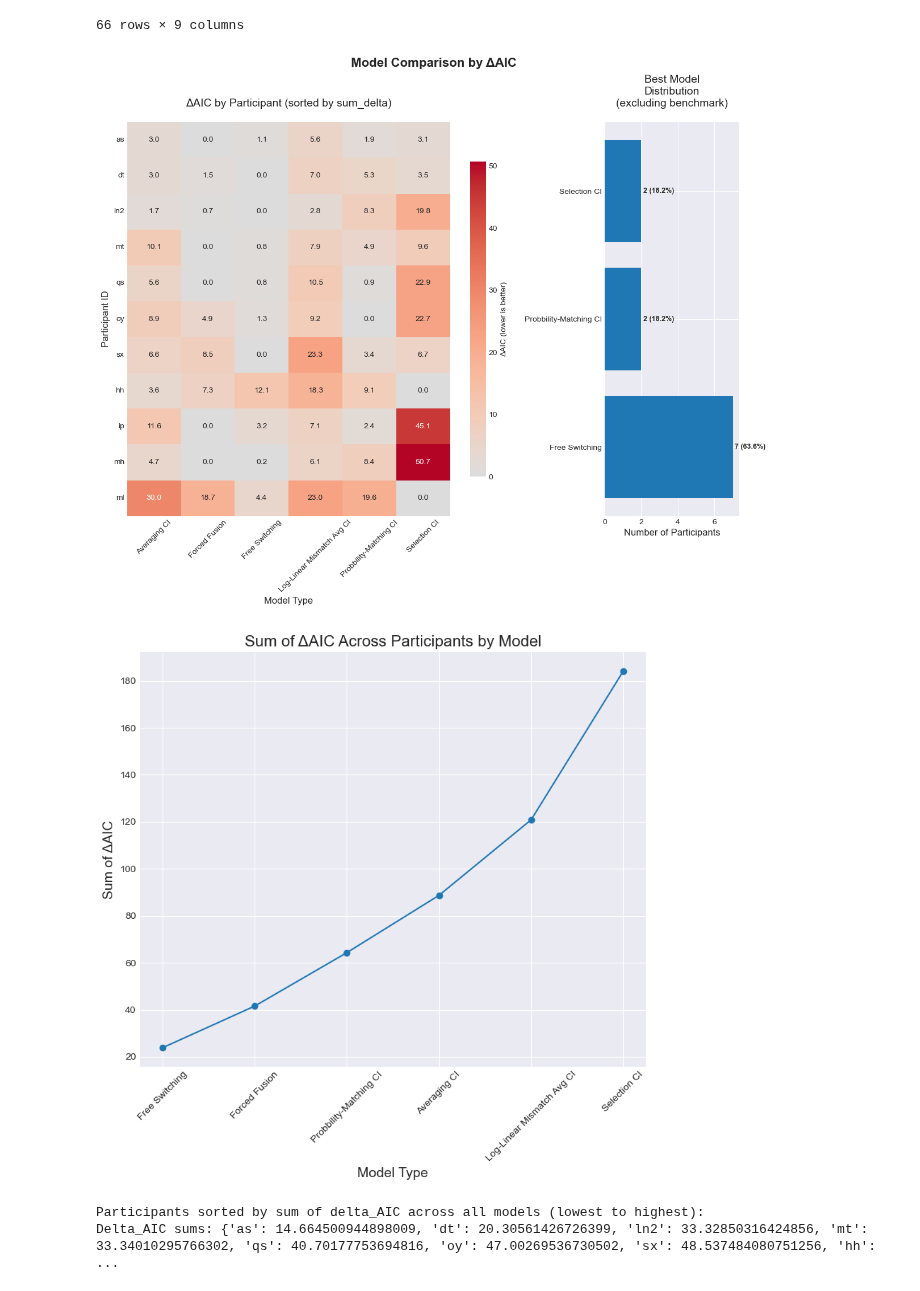
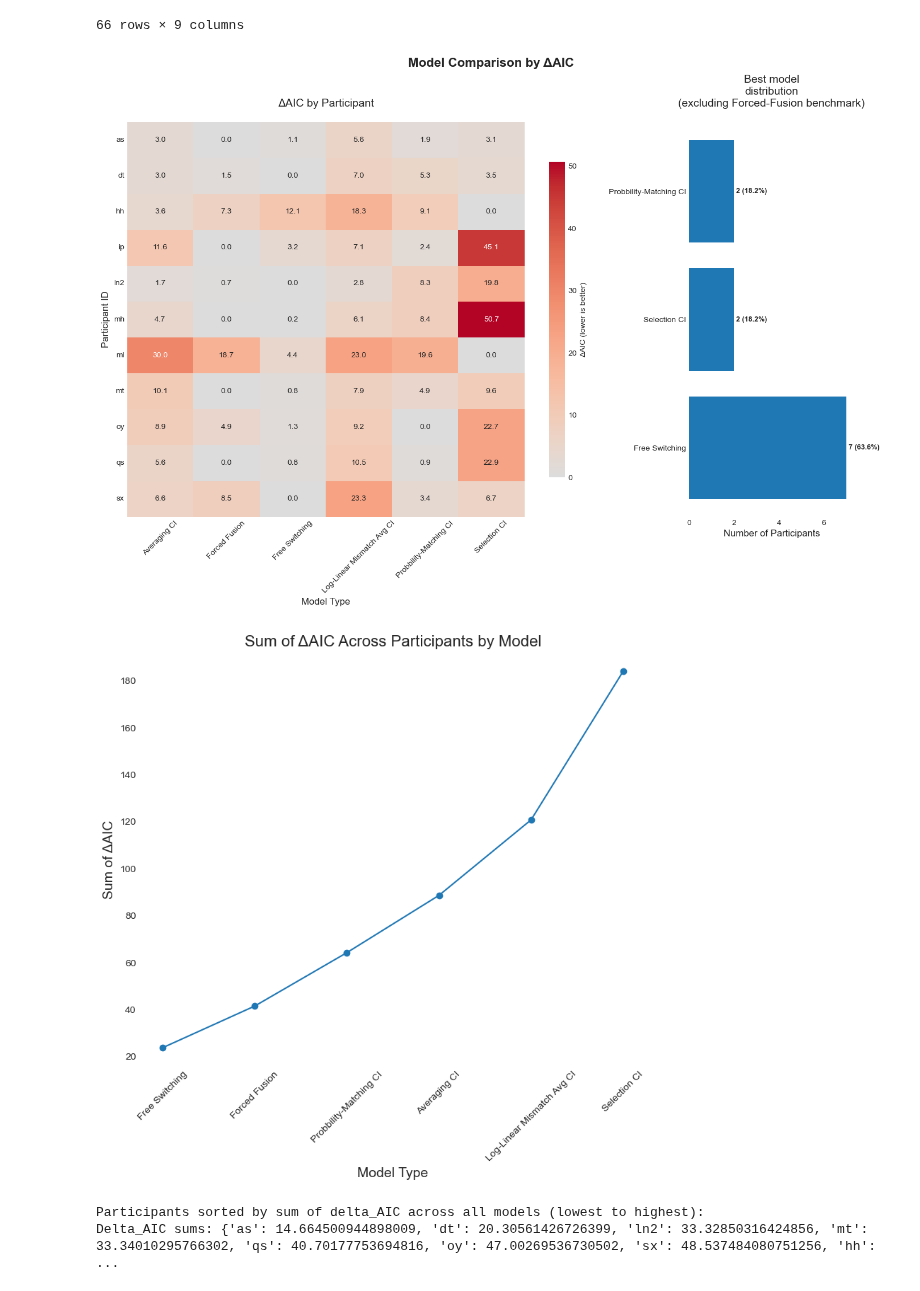
Before and after one commit to omeryildiran/av-dur-estimation, a Jupyter notebook: modelComparisonTable.ipynb, the cells around one changed output. Saved outputs shown, nothing was run; the diff lists cells and outputs as text; code cells hidden in the pictures.

```diff
--- a/modelComparisonTable.ipynb
+++ b/modelComparisonTable.ipynb
@@ -257,7 +257,10 @@ def plot_sorted_model_comparison_table(
         participant_sort = df.groupby("participantID")[compBase].sum().sort_values()
     else:
         raise ValueError("sort_by must be 'sum_delta' or 'sum_compBase'")
-    sorted_participants = participant_sort.index.tolist()
+    #sorted_participants = participant_sort.index.tolist()
+    # not sort by sum_delta, just sort by participantID
+    sorted_participants = df["participantID"].unique().tolist()
+    sorted_participants = sorted(df["participantID"].unique())
 
     # Heatmap dataframe
     if include_in_heatmap:
@@ -282,7 +285,7 @@ def plot_sorted_model_comparison_table(
     best_model_counts = pd.Series(best_models_clean).value_counts()
 
     # Plot
-    fig, (ax1, ax2) = plt.subplots(1, 2, figsize=(12, 10), gridspec_kw={"width_ratios": [3, 1]})
+    fig, (ax1, ax2) = plt.subplots(1, 2, figsize=(14, 10), gridspec_kw={"width_ratios": [3, 1]})
     fig.suptitle(f"Model Comparison by Δ{compBase}", fontsize=16, fontweight="bold")
 
     sns.heatmap(
@@ -298,49 +301,60 @@ def plot_sorted_model_comparison_table(
         linewidths=0,    # Add gridlines for better readability
         linecolor="white"
     )
-    ax1.set_title(f"Δ{compBase} by Participant (sorted by {sort_by})", fontsize=14, pad=20)
+    ax1.set_title(f"Δ{compBase} by Participant", fontsize=14, pad=20)
     ax1.set_ylabel("Participant ID", fontsize=12)
     ax1.set_xlabel("Model Type", fontsize=12)
     ax1.tick_params(axis="x", rotation=45, labelsize=10)
     ax1.tick_params(axis="y", rotation=0, labelsize=10)
+    ax1.set_facecolor('white')  # Set axes background to white
+    fig.patch.set_facecolor('white')  # Set figure background to white
+
+    # Remove gridlines from heatmap
+    for _, spine in ax1.spines.items():
+        spine.set_visible(False)
 
     # Best-model distribution panel
-    bars = ax2.barh(range(len(best_model_counts)), best_model_counts.values)
+    bars = ax2.barh(range(len(best_model_counts)), best_model_counts.values, color='C0')
     ax2.set_yticks(range(len(best_model_counts)))
     ax2.set_yticklabels(best_model_counts.index, fontsize=10)
     ax2.set_xlabel("Number of Participants", fontsize=12)
-    ax2.set_title("Best Model\nDistribution\n(excluding benchmark)", fontsize=14, pad=20)
+    ax2.set_title("Best model\ndistribution\n(excluding Forced-Fusion benchmark)", fontsize=14, pad=20)
+    ax2.set_facecolor('white')
+    for _, spine in ax2.spines.items():
+        spine.set_visible(False)
 
     for bar, count in zip(bars, best_model_counts.values):
         pct = 100 * count / max(1, len(best_models_clean))
         ax2.text(bar.get_width() + 0.1, bar.get_y() + bar.get_height() / 2, f"{count} ({pct:.1f}%)",
                  ha="left", va="center", fontsize=9, fontweight="bold")
 
     plt.tight_layout()
     plt.show()
 
     # Sum of ΔAIC by model (this is fine as a descriptive aggregate; just don’t over-interpret as evidence weights)
     model_sums = df.groupby("modelType")["delta"].sum().sort_values()
     plt.figure(figsize=(8,8))
     plt.plot(model_sums.index, model_sums.values, marker="o", linestyle="-")
     plt.title(f"Sum of Δ{compBase} Across Participants by Model", fontsize=16)
     plt.xlabel("Model Type", fontsize=14)
     plt.ylabel(f"Sum of Δ{compBase}", fontsize=14)
     plt.xticks(rotation=45, fontsize=10)
+    plt.gca().set_facecolor('white')  # Set axes background to white
+    plt.gcf().patch.set_facecolor('white')  # Set figure background to white
     plt.tight_layout()
     plt.show()
 
     return heat, best_models, participant_sort
 
 heat, best_models, participant_sort = plot_sorted_model_comparison_table(
     df_results,
     compBase="AIC",
     exclude_from_counts=("Forced Fusion",),   # add other names if you use them
     include_in_heatmap=True,
     sort_by="sum_delta"
 )
 # %% [output]
-[figure, old version]
+[figure, new version]
 [figure]
 # %%
 # Calculate delta_AIC for each model relative to the best model per participant
```
